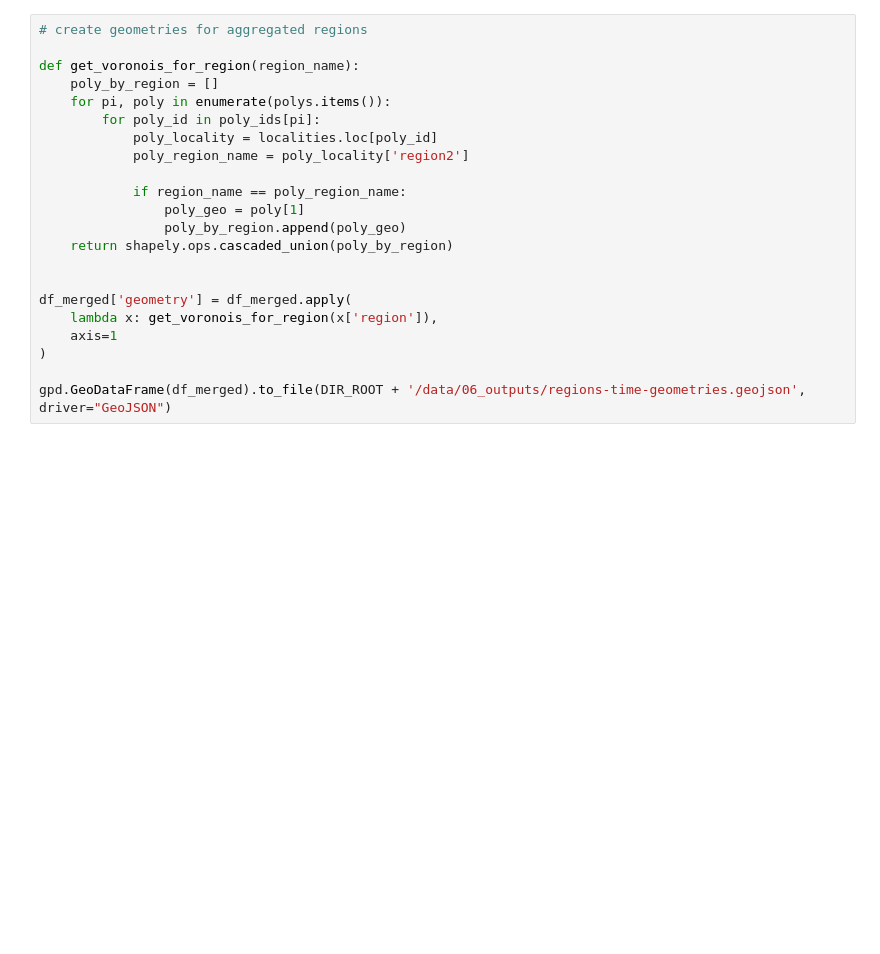
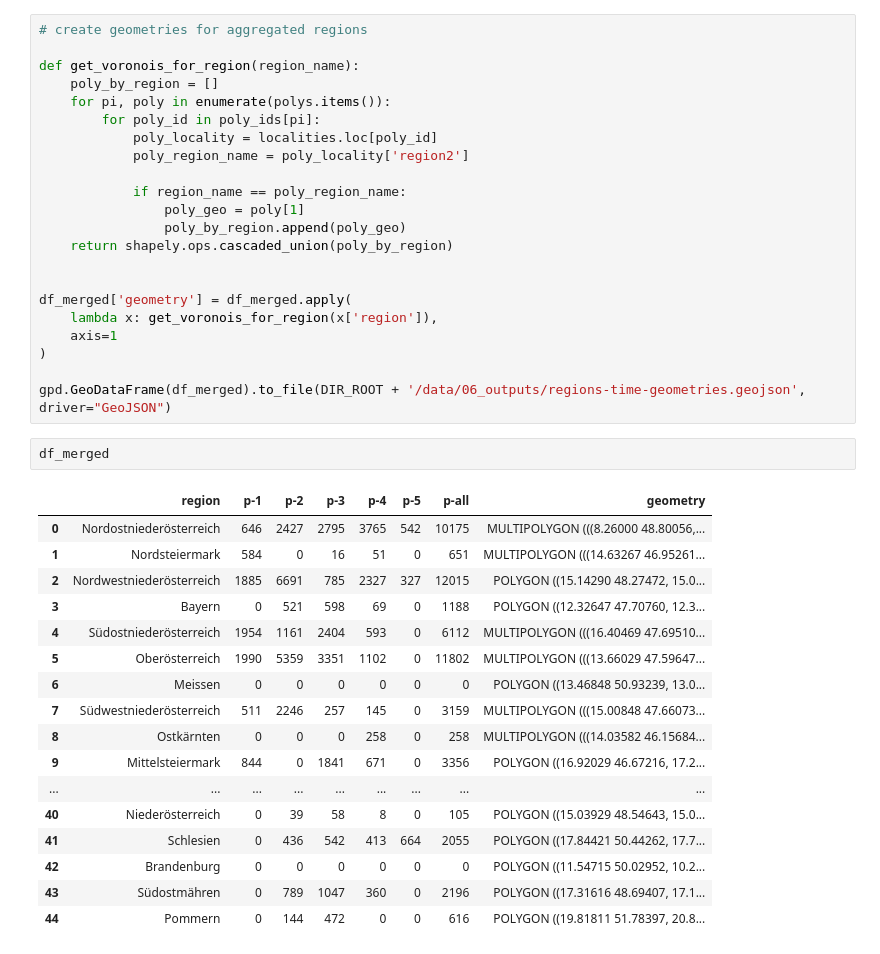
Before and after one commit to adammertel/itinerary-analysis_PO2-case-study, a Jupyter notebook: src/analysis/use-cases/regions-time.ipynb, the cells around one changed output. Saved outputs shown, nothing was run; the diff lists cells and outputs as text; blank space fills up the shorter version.

```diff
--- a/src/analysis/use-cases/regions-time.ipynb
+++ b/src/analysis/use-cases/regions-time.ipynb
@@ -184,3 +184,23 @@ df_merged['geometry'] = df_merged.apply(
 )
 
 gpd.GeoDataFrame(df_merged).to_file(DIR_ROOT + '/data/06_outputs/regions-time-geometries.geojson', driver="GeoJSON")
+# %%
+df_merged
+# %% [output]
+|  | region | p-1 | p-2 | p-3 | p-4 | p-5 | p-all | geometry |
+| 0 | Nordostniederösterreich | 646 | 2427 | 2795 | 3765 | 542 | 10175 | MULTIPOLYGON (((8.26000 48.80056,... |
+| 1 | Nordsteiermark | 584 | 0 | 16 | 51 | 0 | 651 | MULTIPOLYGON (((14.63267 46.95261... |
+| 2 | Nordwestniederösterreich | 1885 | 6691 | 785 | 2327 | 327 | 12015 | POLYGON ((15.14290 48.27472, 15.0... |
+| 3 | Bayern | 0 | 521 | 598 | 69 | 0 | 1188 | POLYGON ((12.32647 47.70760, 12.3... |
+| 4 | Südostniederösterreich | 1954 | 1161 | 2404 | 593 | 0 | 6112 | MULTIPOLYGON (((16.40469 47.69510... |
+| 5 | Oberösterreich | 1990 | 5359 | 3351 | 1102 | 0 | 11802 | MULTIPOLYGON (((13.66029 47.59647... |
+| 6 | Meissen | 0 | 0 | 0 | 0 | 0 | 0 | POLYGON ((13.46848 50.93239, 13.0... |
+| 7 | Südwestniederösterreich | 511 | 2246 | 257 | 145 | 0 | 3159 | MULTIPOLYGON (((15.00848 47.66073... |
+| 8 | Ostkärnten | 0 | 0 | 0 | 258 | 0 | 258 | MULTIPOLYGON (((14.03582 46.15684... |
+| 9 | Mittelsteiermark | 844 | 0 | 1841 | 671 | 0 | 3356 | POLYGON ((16.92029 46.67216, 17.2... |
+| ... | ... | ... | ... | ... | ... | ... | ... | ... |
+| 40 | Niederösterreich | 0 | 39 | 58 | 8 | 0 | 105 | POLYGON ((15.03929 48.54643, 15.0... |
+| 41 | Schlesien | 0 | 436 | 542 | 413 | 664 | 2055 | POLYGON ((17.84421 50.44262, 17.7... |
+| 42 | Brandenburg | 0 | 0 | 0 | 0 | 0 | 0 | POLYGON ((11.54715 50.02952, 10.2... |
+| 43 | Südostmähren | 0 | 789 | 1047 | 360 | 0 | 2196 | POLYGON ((17.31616 48.69407, 17.1... |
+| 44 | Pommern | 0 | 144 | 472 | 0 | 0 | 616 | POLYGON ((19.81811 51.78397, 20.8... |
```
Also changed, not shown: parts of 2 cells of this notebook, 7 other files.
